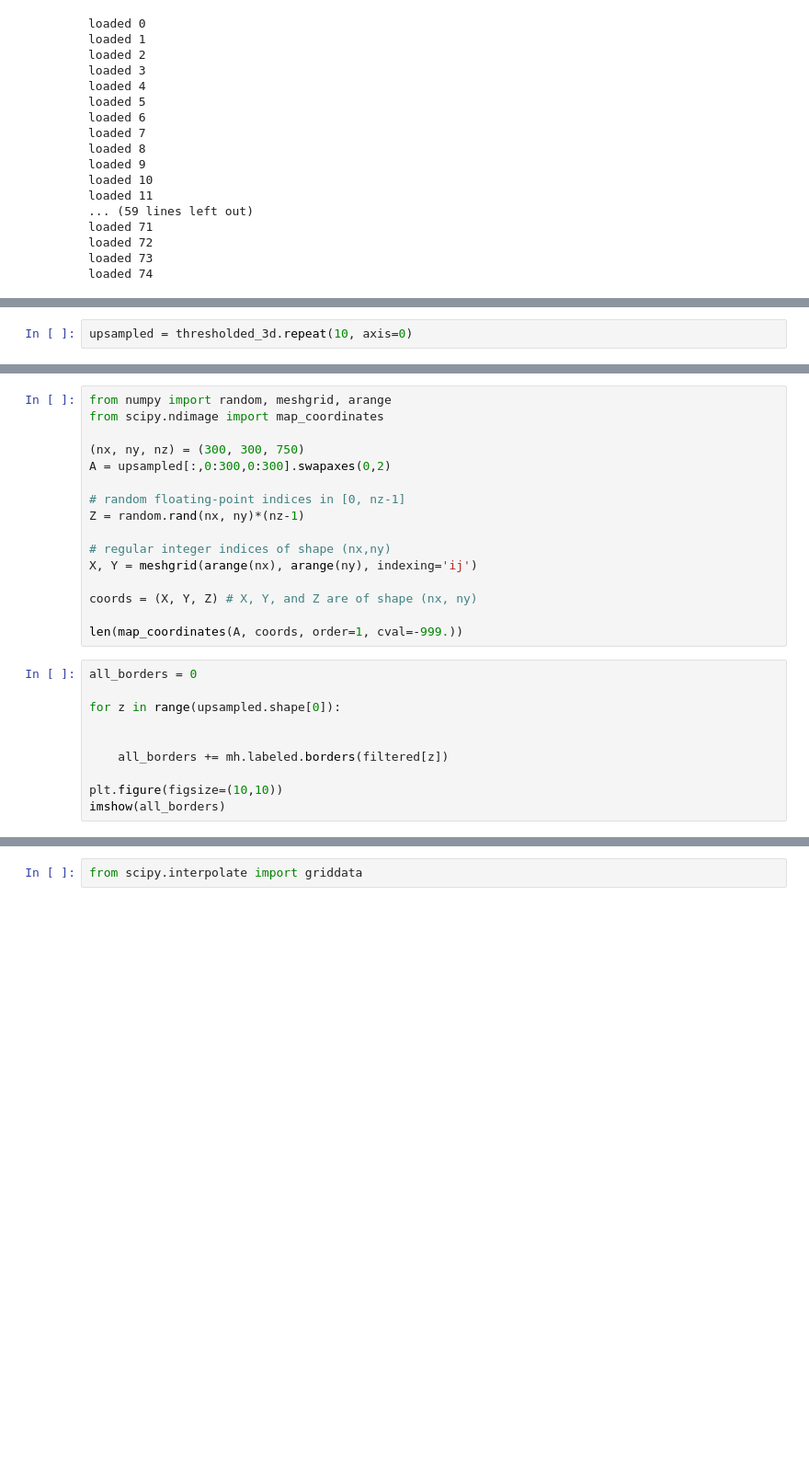
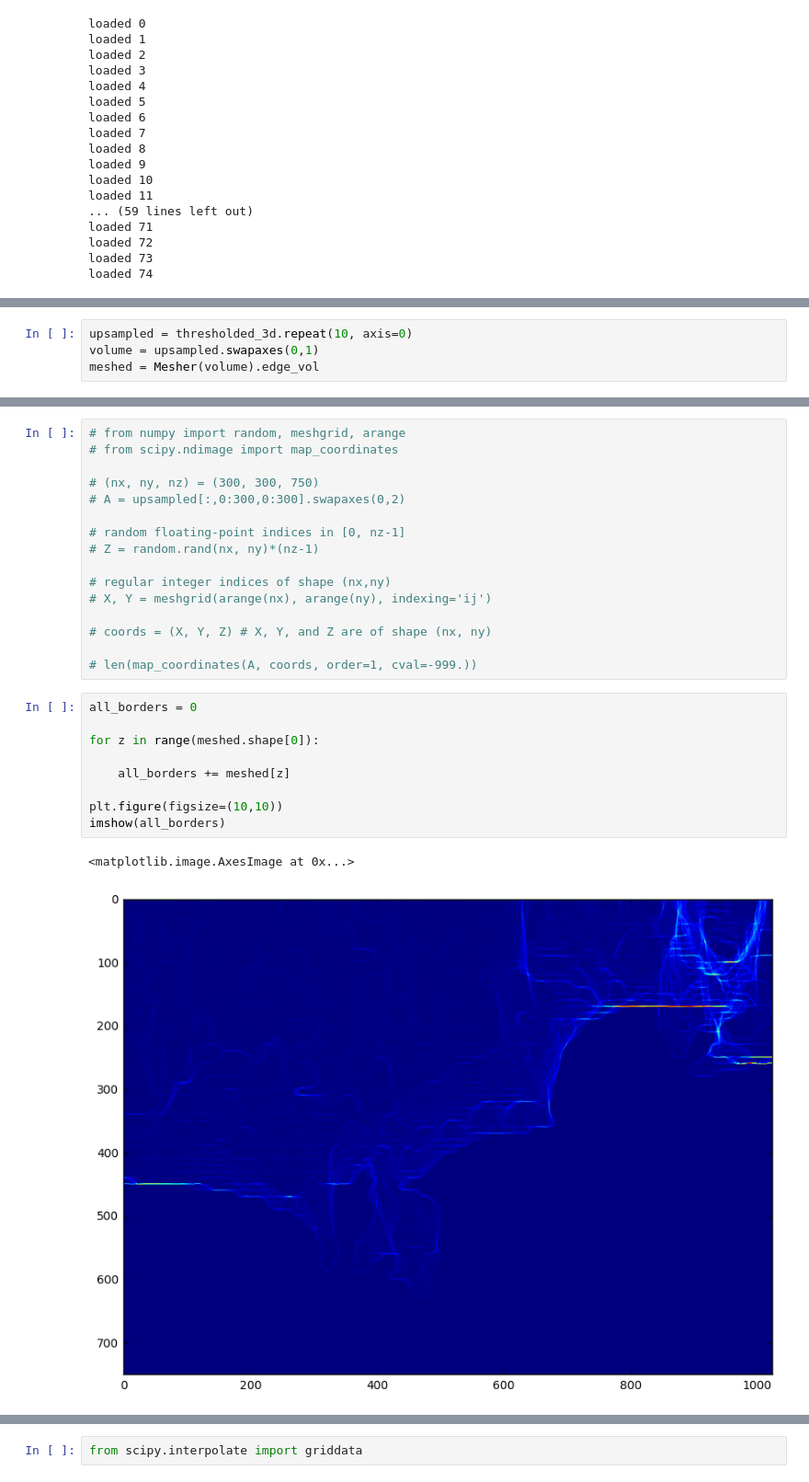
Before and after one commit to Rhoana/3dxp, a Jupyter notebook: AC3MESH_v2.ipynb, the cells around one changed output, grey strips where cells are left out. Shown at 92% size. Saved outputs shown, nothing was run; the diff lists cells and outputs as text; blank space fills up the shorter version.

```diff
--- a/AC3MESH_v2.ipynb
+++ b/AC3MESH_v2.ipynb
@@ -103,2 +172,4 @@ imshow(thresholded_3d[0])
 # %%
 upsampled = thresholded_3d.repeat(10, axis=0)
+volume = upsampled.swapaxes(0,1)
+meshed = Mesher(volume).edge_vol
@@ -155,26 +194,28 @@ imshow(edgy.edge_image)
 # %%
-from numpy import random, meshgrid, arange
-from scipy.ndimage import map_coordinates
+# from numpy import random, meshgrid, arange
+# from scipy.ndimage import map_coordinates
 
-(nx, ny, nz) = (300, 300, 750)
-A = upsampled[:,0:300,0:300].swapaxes(0,2)
+# (nx, ny, nz) = (300, 300, 750)
+# A = upsampled[:,0:300,0:300].swapaxes(0,2)
 
 # random floating-point indices in [0, nz-1]
-Z = random.rand(nx, ny)*(nz-1)
+# Z = random.rand(nx, ny)*(nz-1)
 
 # regular integer indices of shape (nx,ny)
-X, Y = meshgrid(arange(nx), arange(ny), indexing='ij')
+# X, Y = meshgrid(arange(nx), arange(ny), indexing='ij')
 
-coords = (X, Y, Z) # X, Y, and Z are of shape (nx, ny)
+# coords = (X, Y, Z) # X, Y, and Z are of shape (nx, ny)
 
-len(map_coordinates(A, coords, order=1, cval=-999.))
+# len(map_coordinates(A, coords, order=1, cval=-999.))
 # %%
 all_borders = 0
 
-for z in range(upsampled.shape[0]):
+for z in range(meshed.shape[0]):
 
-
-    all_borders += mh.labeled.borders(filtered[z])
+    all_borders += meshed[z]
 
 plt.figure(figsize=(10,10))
 imshow(all_borders)
+# %% [output]
+<matplotlib.image.AxesImage at 0x...>
+[figure, added]
```
Also changed, not shown: parts of 9 cells of this notebook.
